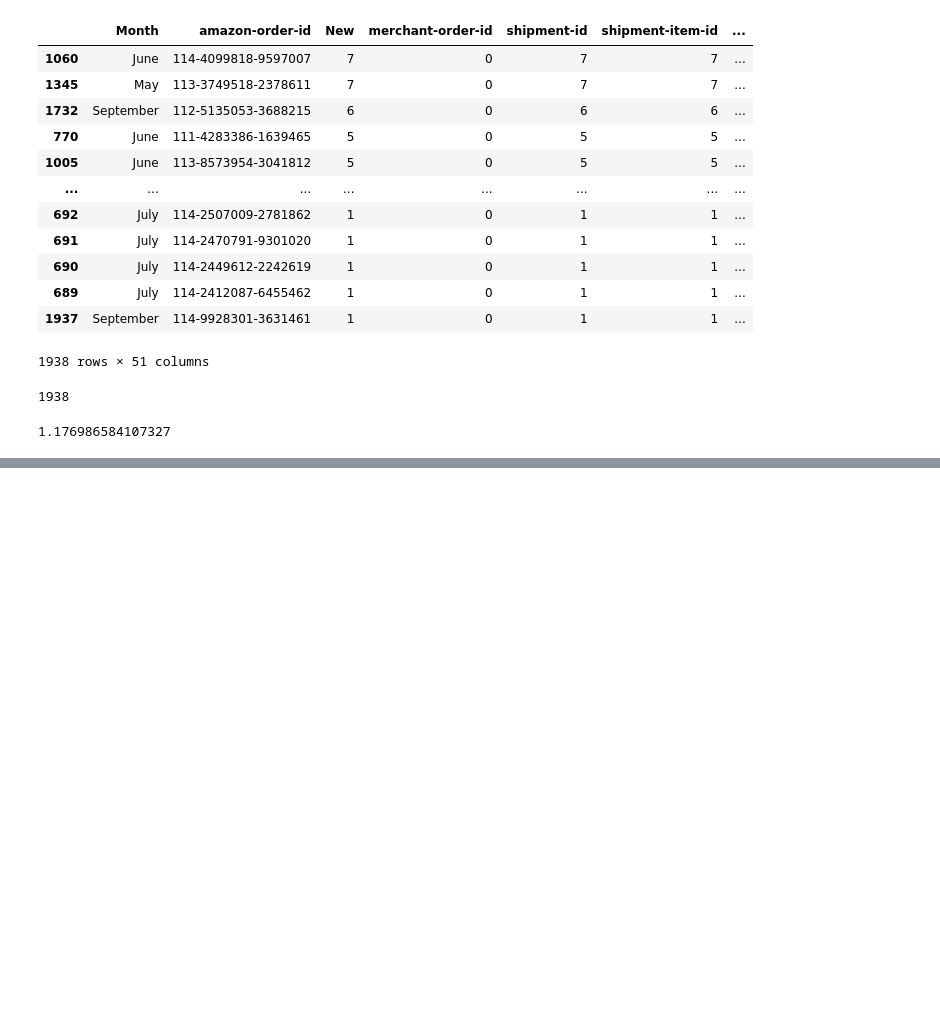
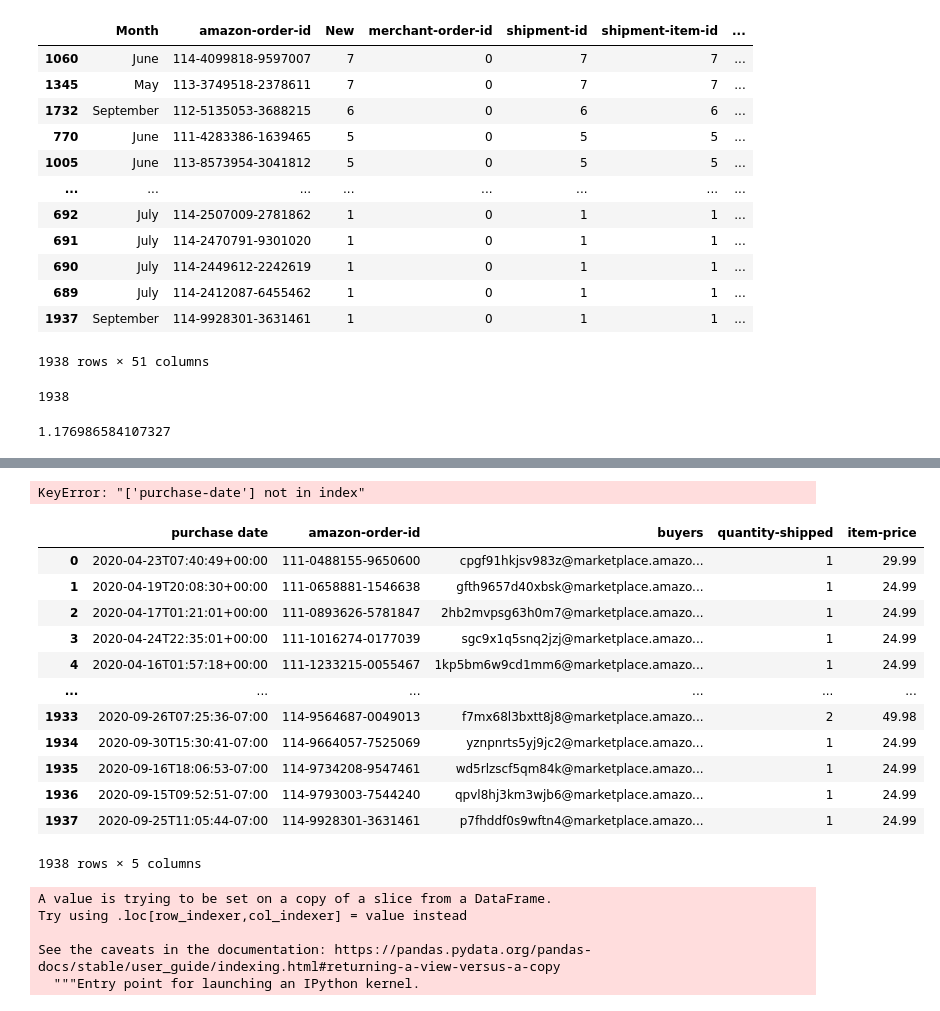
Before and after one commit to ryankirkland/amz_customer_data, a Jupyter notebook: EDA.ipynb, the cells around one changed output, grey strips where cells are left out. Cells and saved outputs as stored; diff of their text form; code cells hidden in the pictures; blank space fills up the shorter version.

```diff
--- a/EDA.ipynb
+++ b/EDA.ipynb
@@ -107,0 +72,15 @@ Index(['Month_x', 'amazon-order-id', 'merchant-order-id_x',
+# %%
+def vlookup(reference_df, reference_colname, new_colname, matching_df, matching_colname, value_column_name):
+    value_dict = {}
+
+    get_data = matching_df[matching_colname]
+    want_data = matching_df[value_column_name]
+    for i in range(len(get_data)):
+        if get_data[i] in value_dict.keys():
+            pass
+        else:
+            value_dict[get_data[i]] = want_data[i]
+
+    reference_df[new_colname] = reference_df[reference_colname].map(value_dict)
+
+    return reference_df
@@ -107,0 +91,22 @@ Index(['Month_x', 'amazon-order-id', 'merchant-order-id_x',
+# %%
+updated_df[['purchase-date', 'amazon-order-id', 'buyers', 'quantity-shipped', 'item-price']]
+# %% [output]
+KeyError: "['purchase-date'] not in index"
+# %%
+updated_df = vlookup(orders_by_id_rev, 'amazon-order-id', 'purchase date', df, 'amazon-order-id', 'purchase-date')
+# %%
+updated_df[['purchase date', 'amazon-order-id', 'buyers', 'quantity-shipped', 'item-price']]
+# %% [output]
+|  | purchase date | amazon-order-id | buyers | quantity-shipped | item-price |
+| 0 | 2020-04-23T07:40:49+00:00 | 111-0488155-9650600 | cpgf91hkjsv983z@marketplace.amazo... | 1 | 29.99 |
+| 1 | 2020-04-19T20:08:30+00:00 | 111-0658881-1546638 | gfth9657d40xbsk@marketplace.amazo... | 1 | 24.99 |
+| 2 | 2020-04-17T01:21:01+00:00 | 111-0893626-5781847 | 2hb2mvpsg63h0m7@marketplace.amazo... | 1 | 24.99 |
+| 3 | 2020-04-24T22:35:01+00:00 | 111-1016274-0177039 | sgc9x1q5snq2jzj@marketplace.amazo... | 1 | 24.99 |
+| 4 | 2020-04-16T01:57:18+00:00 | 111-1233215-0055467 | 1kp5bm6w9cd1mm6@marketplace.amazo... | 1 | 24.99 |
+| ... | ... | ... | ... | ... | ... |
+| 1933 | 2020-09-26T07:25:36-07:00 | 114-9564687-0049013 | f7mx68l3bxtt8j8@marketplace.amazo... | 2 | 49.98 |
+| 1934 | 2020-09-30T15:30:41-07:00 | 114-9664057-7525069 | yznpnrts5yj9jc2@marketplace.amazo... | 1 | 24.99 |
+| 1935 | 2020-09-16T18:06:53-07:00 | 114-9734208-9547461 | wd5rlzscf5qm84k@marketplace.amazo... | 1 | 24.99 |
+| 1936 | 2020-09-15T09:52:51-07:00 | 114-9793003-7544240 | qpvl8hj3km3wjb6@marketplace.amazo... | 1 | 24.99 |
+| 1937 | 2020-09-25T11:05:44-07:00 | 114-9928301-3631461 | p7fhddf0s9wftn4@marketplace.amazo... | 1 | 24.99 |
+1938 rows × 5 columns
@@ -107,0 +117,8 @@ Index(['Month_x', 'amazon-order-id', 'merchant-order-id_x',
+# %%
+simple_df['purchase-date'] = pd.to_datetime(simple_df['purchase-date'])
+# %% [output]
+A value is trying to be set on a copy of a slice from a DataFrame.
+Try using .loc[row_indexer,col_indexer] = value instead
+
+See the caveats in the documentation: https://pandas.pydata.org/pandas-docs/stable/user_guide/indexing.html#returning-a-view-versus-a-copy
+  """Entry point for launching an IPython kernel.
```
Also changed, not shown: parts of 24 cells of this notebook, 1 other file.
